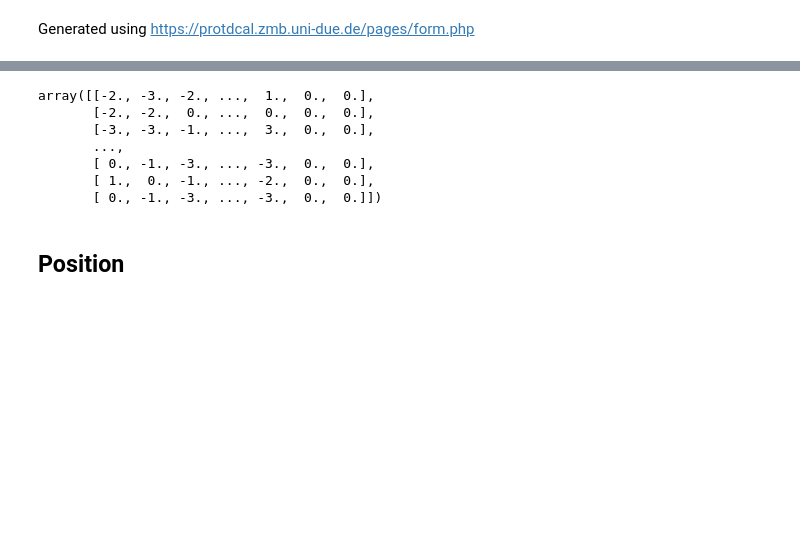
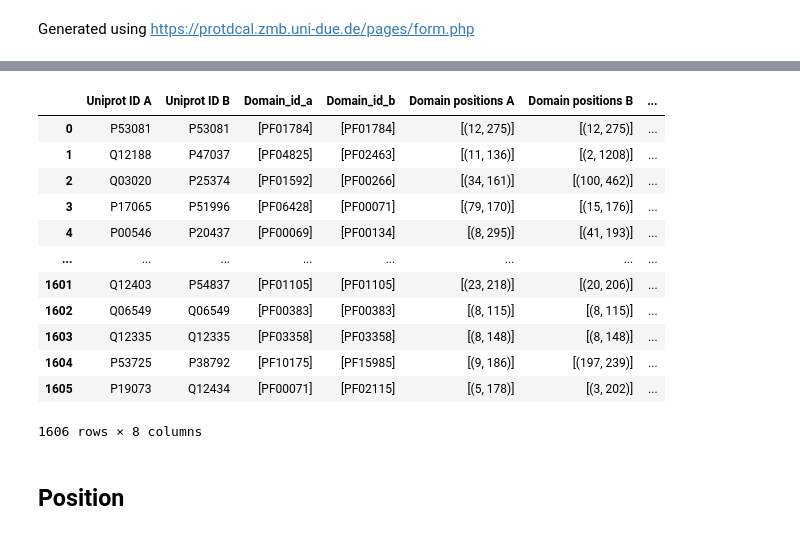
Before and after one commit to jrgreen7/PIPE, a Jupyter notebook: Deep-PIPE-Sites/preprocessing.ipynb, the cells around one changed output, grey strips where cells are left out. Cells and saved outputs as stored; diff of their text form; code cells hidden in the pictures; blank space fills up the shorter version.

```diff
--- a/Deep-PIPE-Sites/preprocessing.ipynb
+++ b/Deep-PIPE-Sites/preprocessing.ipynb
@@ -62,13 +75,8 @@ Generated using https://protdcal.zmb.uni-due.de/pages/form.php
 # %%
 AA = ['A', 'R', 'N', 'D', 'C', 'Q', 'E', 'G', 'H', 'I', 'L', 'K', 'M', 'F', 'P', 'S', 'T', 'W', 'Y', 'V']
 # %%
-pssm_A = pd.read_csv(pssm_path + "A0A023PYF4.pssm", sep = "\s+", skiprows=2).reset_index()[AA].dropna()
-pssm_A.to_numpy()
+print("Loading PSSMs")
+PSSMs = {}
+for swissprot_id in proteins:
+    pssm_A = pd.read_csv(pssm_path + swissprot_id + ".pssm", sep = "\s+", skiprows=2).reset_index()[AA].dropna()
+    PSSMs[swissprot_id] = pssm_A.to_numpy()
-# %% [output]
-array([[-2., -3., -2., ...,  1.,  0.,  0.],
-       [-2., -2.,  0., ...,  0.,  0.,  0.],
-       [-3., -3., -1., ...,  3.,  0.,  0.],
-       ...,
-       [ 0., -1., -3., ..., -3.,  0.,  0.],
-       [ 1.,  0., -1., ..., -2.,  0.,  0.],
-       [ 0., -1., -3., ..., -3.,  0.,  0.]])
@@ -75,3 +110,20 @@ array([[-2., -3., -2., ...,  1.,  0.,  0.],
+# %%
+ppi_masks['PSSM_masks'] = PSSM_masks
+ppi_masks
+# %% [output]
+|  | Uniprot ID A | Uniprot ID B | Domain_id_a | Domain_id_b | Domain positions A | Domain positions B | ... |
+| 0 | P53081 | P53081 | [PF01784] | [PF01784] | [(12, 275)] | [(12, 275)] | ... |
+| 1 | Q12188 | P47037 | [PF04825] | [PF02463] | [(11, 136)] | [(2, 1208)] | ... |
+| 2 | Q03020 | P25374 | [PF01592] | [PF00266] | [(34, 161)] | [(100, 462)] | ... |
+| 3 | P17065 | P51996 | [PF06428] | [PF00071] | [(79, 170)] | [(15, 176)] | ... |
+| 4 | P00546 | P20437 | [PF00069] | [PF00134] | [(8, 295)] | [(41, 193)] | ... |
+| ... | ... | ... | ... | ... | ... | ... | ... |
+| 1601 | Q12403 | P54837 | [PF01105] | [PF01105] | [(23, 218)] | [(20, 206)] | ... |
+| 1602 | Q06549 | Q06549 | [PF00383] | [PF00383] | [(8, 115)] | [(8, 115)] | ... |
+| 1603 | Q12335 | Q12335 | [PF03358] | [PF03358] | [(8, 148)] | [(8, 148)] | ... |
+| 1604 | P53725 | P38792 | [PF10175] | [PF15985] | [(9, 186)] | [(197, 239)] | ... |
+| 1605 | P19073 | Q12434 | [PF00071] | [PF02115] | [(5, 178)] | [(3, 202)] | ... |
+1606 rows × 8 columns
 # %% [markdown]
 ## Position
 # %%
```
Also changed, not shown: parts of 11 cells of this notebook, 2 other files.
